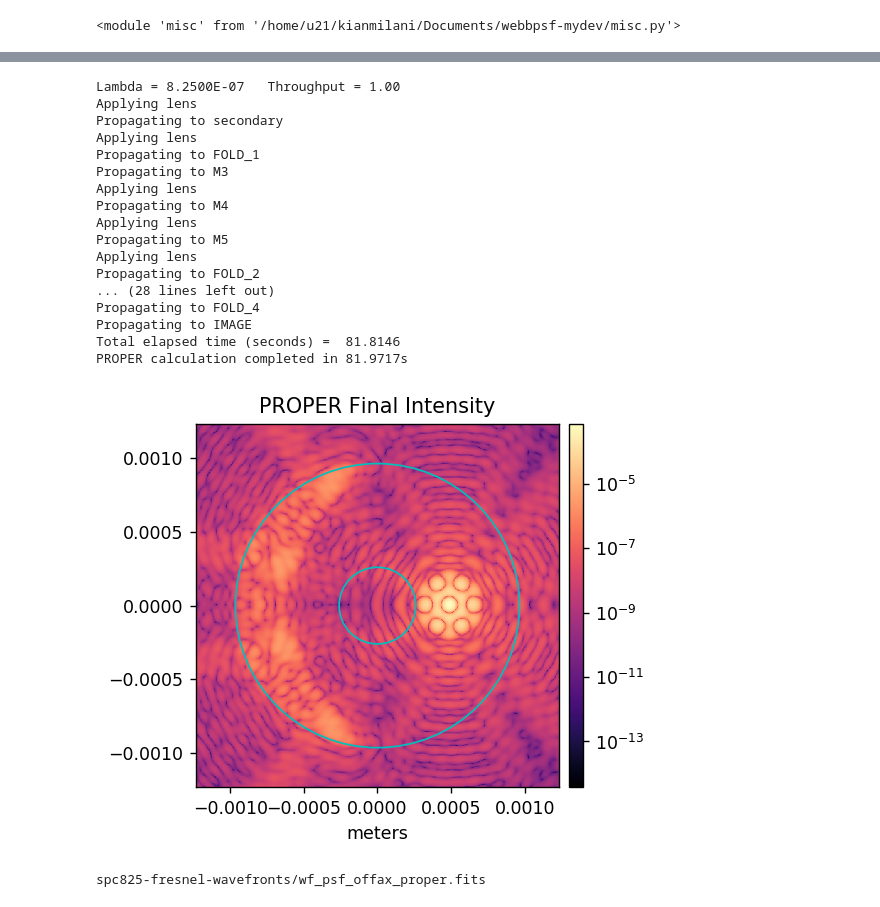
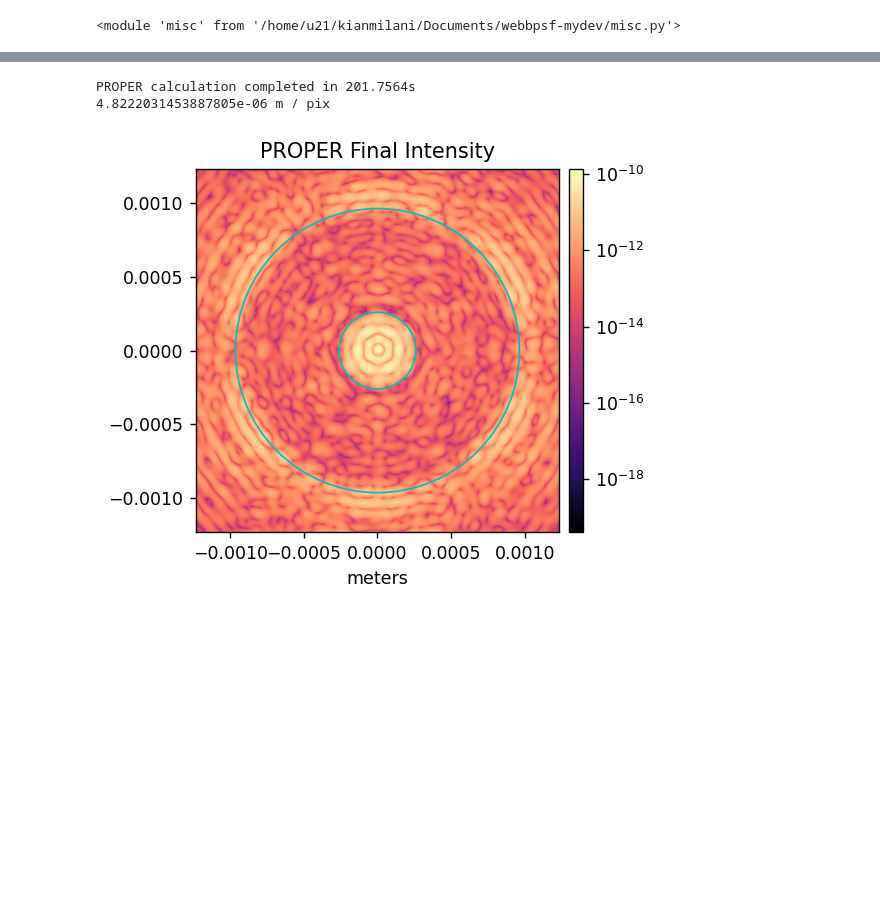
Before and after one commit to kian1377/Roman-CGI-POPPY, a Jupyter notebook: run_romancgi_proper.ipynb, the cells around one changed output, grey strips where cells are left out. Cells and saved outputs as stored; diff of their text form; code cells hidden in the pictures; blank space fills up the shorter version.

```diff
--- a/run_romancgi_proper.ipynb
+++ b/run_romancgi_proper.ipynb
@@ -116,21 +166,15 @@ lam_array = np.array([0.825])
 n = 512                 # output image dimension (must be power of 2)
 final_sampling = 0.1    # output sampling in lam0/D
 
-xoffset = 10
+xoffset = 0
 use_fpm = 1
 
-use_errors = 0
-if use_errors==0:
-    use_dm1 = 0
-    use_dm2 = 0
-    polaxis = 0
-else:
-    use_dm1 = 1
-    use_dm2 = 1
-    polaxis = 10
-
+use_errors = 1
+use_dm1 = 1
+use_dm2 = 1
 dm1 = proper.prop_fits_read( wfirst_phaseb_proper.lib_dir + '/examples/spc-wide_with_aberrations_dm1.fits' )
 dm2 = proper.prop_fits_read( wfirst_phaseb_proper.lib_dir + '/examples/spc-wide_with_aberrations_dm2.fits' )
+polaxis = 10
 
 start = time.time()
 (wfs, wfs_sampling_m) = proper.prop_run_multi('wfirst_phaseb', lam_array, n, QUIET=False,
@@ -143,58 +187,37 @@ start = time.time()
                                                            'use_dm2':use_dm2, 'dm2_m':dm2,
                                                            'polaxis':polaxis,
                                                            'data_dir':'/groups/douglase/phaseb_data'} )
+clear_output()
 print('PROPER calculation completed in {:.4f}s'.format(time.time()-start))
 
 psf_wf = wfs[0]
 psf_sampling_m = wfs_sampling_m[0]*u.m/u.pix
 
 reload(misc)
 innwa = 5.4/final_sampling*psf_sampling_m.value # inner and outer working angles in units of m
 outwa = 20/final_sampling*psf_sampling_m.value
 patches = [Circle((0,0),innwa,edgecolor='c', facecolor='none',lw=1),
            Circle((0,0),outwa,edgecolor='c', facecolor='none',lw=1)]
+print(psf_sampling_m)
 misc.myimshow(np.abs(psf_wf)**2,
               'PROPER Final Intensity',
               lognorm=True,
               pxscl=psf_sampling_m,
               patches=patches)
 
 wf = np.zeros(shape=(2,n,n))
 wf[0,:,:] = np.abs(wfs[0])**2
 wf[1,:,:] = np.angle(wfs[0])
 
-wf_fpath = 'spc825-fresnel-wavefronts/wf_'
-if use_errors==1: wf_fpath += 'ab_'
-wf_fpath += 'psf_'
-if use_fpm==0: wf_fpath += 'nofpm_'
-if xoffset!=0: wf_fpath += 'offax_'
-if lam_array[0]==0.800: wf_fpath += '800nm_'
-wf_fpath += 'proper.fits'
-print(wf_fpath)
+wf_fname = '/groups/douglase/spc825-fresnel-wavefronts/wf_psf_proper.fits'
 
 hdr = fits.Header()
 hdr['PIXELSCL'] = psf_sampling_m.value
 hdr['PIXSCLLD'] = final_sampling
 
 wf_hdu = fits.PrimaryHDU(wf, header=hdr)
-wf_hdu.writeto(wf_fpath, overwrite=True)
+wf_hdu.writeto(wf_fname, overwrite=True)
 # %% [output]
-Lambda = 8.2500E-07   Throughput = 1.00
-Applying lens
-Propagating to secondary
-Applying lens
-Propagating to FOLD_1
-Propagating to M3
-Applying lens
-Propagating to M4
-Applying lens
-Propagating to M5
-Applying lens
-Propagating to FOLD_2
-... (28 lines left out)
-Propagating to FOLD_4
-Propagating to IMAGE
-Total elapsed time (seconds) =  81.8146
-PROPER calculation completed in 81.9717s
+PROPER calculation completed in 201.7564s
+4.8222031453887805e-06 m / pix
-[figure, old version]
+[figure, new version]
-spc825-fresnel-wavefronts/wf_psf_offax_proper.fits
```
Also changed, not shown: parts of 6 cells of this notebook, 7 other files.
